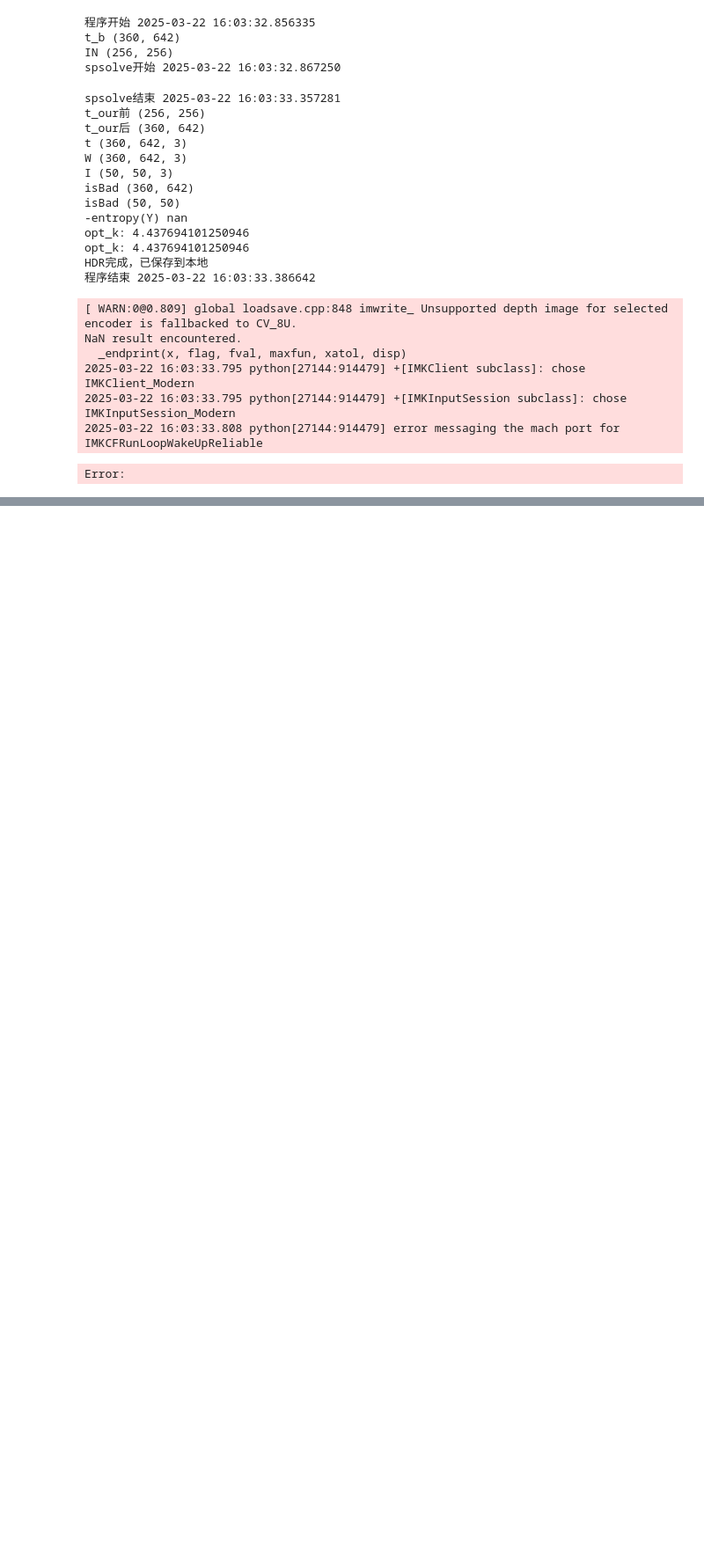
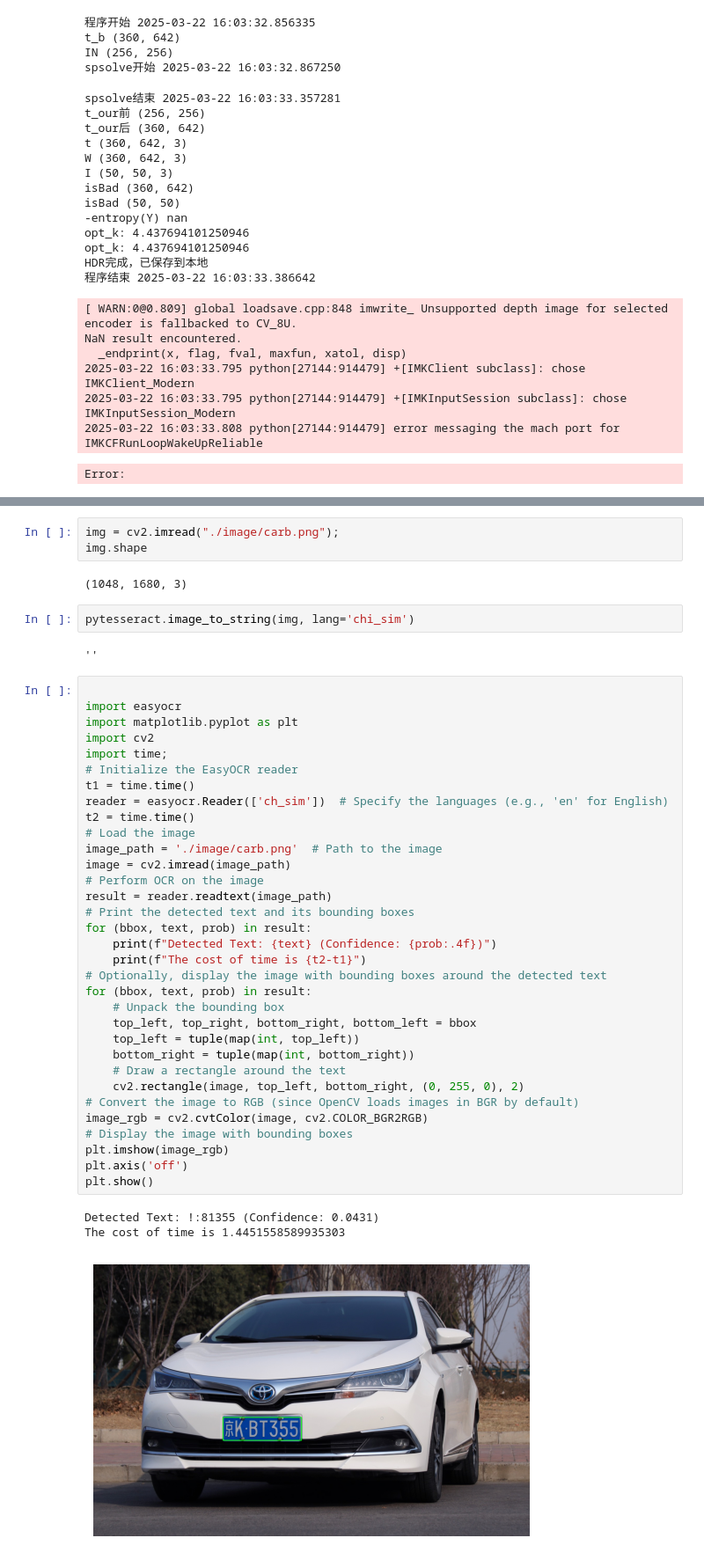
Before and after one commit to FrankieNButtons/YOLOCore, a Jupyter notebook: testNote.ipynb, the cells around one changed output, grey strips where cells are left out. Shown at 88% size. Drawn from its saved outputs; the diff is of its cells as text; blank space fills up the shorter version.

```diff
--- a/testNote.ipynb
+++ b/testNote.ipynb
@@ -682,0 +703,46 @@ Error:
+# %%
+img = cv2.imread("./image/carb.png");
+img.shape
+# %% [output]
+(1048, 1680, 3)
+# %%
+pytesseract.image_to_string(img, lang='chi_sim')
+# %% [output]
+''
+# %%
+
+import easyocr
+import matplotlib.pyplot as plt
+import cv2
+import time;
+# Initialize the EasyOCR reader
+t1 = time.time()
+reader = easyocr.Reader(['ch_sim'])  # Specify the languages (e.g., 'en' for English)
+t2 = time.time()
+# Load the image
+image_path = './image/carb.png'  # Path to the image
+image = cv2.imread(image_path)
+# Perform OCR on the image
+result = reader.readtext(image_path)
+# Print the detected text and its bounding boxes
+for (bbox, text, prob) in result:
+    print(f"Detected Text: {text} (Confidence: {prob:.4f})")
+    print(f"The cost of time is {t2-t1}")
+# Optionally, display the image with bounding boxes around the detected text
+for (bbox, text, prob) in result:
+    # Unpack the bounding box
+    top_left, top_right, bottom_right, bottom_left = bbox
+    top_left = tuple(map(int, top_left))
+    bottom_right = tuple(map(int, bottom_right))
+    # Draw a rectangle around the text
+    cv2.rectangle(image, top_left, bottom_right, (0, 255, 0), 2)
+# Convert the image to RGB (since OpenCV loads images in BGR by default)
+image_rgb = cv2.cvtColor(image, cv2.COLOR_BGR2RGB)
+# Display the image with bounding boxes
+plt.imshow(image_rgb)
+plt.axis('off')
+plt.show()
+# %% [output]
+Detected Text: !:81355 (Confidence: 0.0431)
+The cost of time is 1.4451558589935303
+[figure, added]
```
Also changed, not shown: parts of 3 cells of this notebook, 6 other files.
